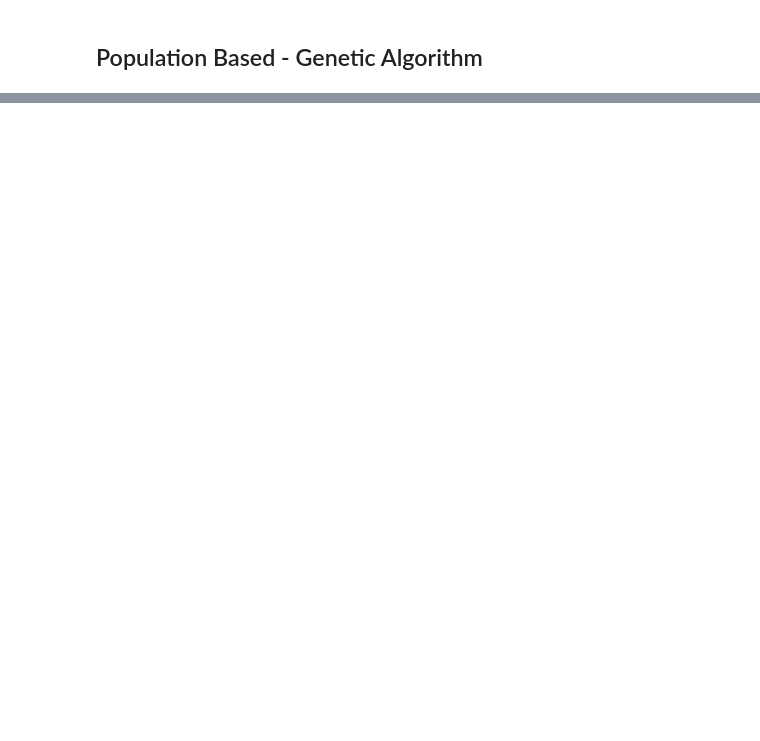
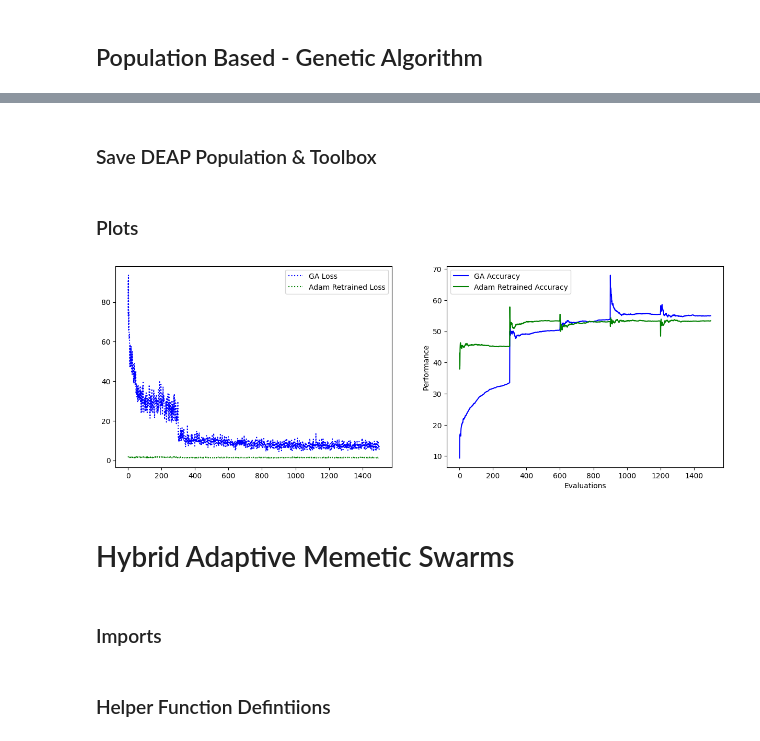
Before and after one commit to ali-shihab/metaheuristic-swarm-optimiser, a Jupyter notebook: ci_cw_final.ipynb, the cells around one changed output, grey strips where cells are left out. Drawn from its saved outputs; the diff is of its cells as text; code cells hidden in the pictures; blank space fills up the shorter version.

```diff
--- a/ci_cw_final.ipynb
+++ b/ci_cw_final.ipynb
@@ -999,0 +1006,2 @@ with open('population.csv', 'w', newline='') as csvfile:
+# %% [markdown]
+### Save DEAP Population & Toolbox
@@ -999,0 +1023,36 @@ with open('population.csv', 'w', newline='') as csvfile:
+# %% [markdown]
+### Plots
+# %%
+ga_fig = plt.figure(figsize=(15,5))
+
+# First subplot
+loss_plot_ga = ga_fig.add_subplot(121)
+
+# Second subplot
+acc_plot_ga = ga_fig.add_subplot(122)
+
+# Example data
+epochs = list(range(1, 1501))  # Replace with your actual x-axis values
+
+# Plotting
+acc_plot_ga.plot(epochs, ga_accuracy, color='blue', linestyle='-', label='GA Accuracy')
+acc_plot_ga.plot(epochs, adam_retrain_accuracy, color='green', linestyle='-', label='Adam Retrained Accuracy')
+loss_plot_ga.plot(epochs, ga_loss, color='blue', linestyle=':', label='GA Loss')
+loss_plot_ga.plot(epochs, adam_retrain_loss, color='green', linestyle=':', label='Adam Retrained Loss')
+
+# Labeling Axes
+plt.xlabel('Evaluations')
+plt.ylabel('Performance')
+
+# Adding a Legend
+acc_plot_ga.legend()
+loss_plot_ga.legend()
+
+# Show the plot
+plt.show()
+# %% [output]
+[figure, added]
+# %% [markdown]
+# Hybrid Adaptive Memetic Swarms
+# %% [markdown]
+### Imports
@@ -999,0 +1062,2 @@ with open('population.csv', 'w', newline='') as csvfile:
+# %% [markdown]
+### Helper Function Defintiions
```
Also changed, not shown: parts of 89 cells of this notebook, 16 other files.
